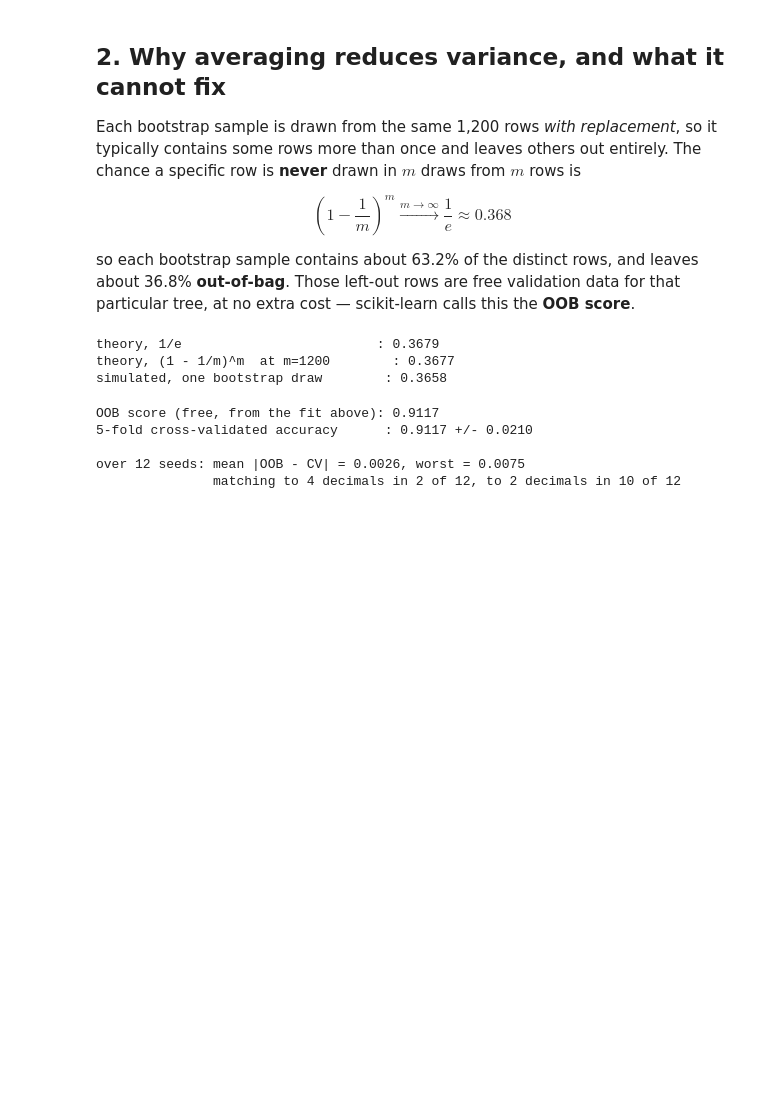
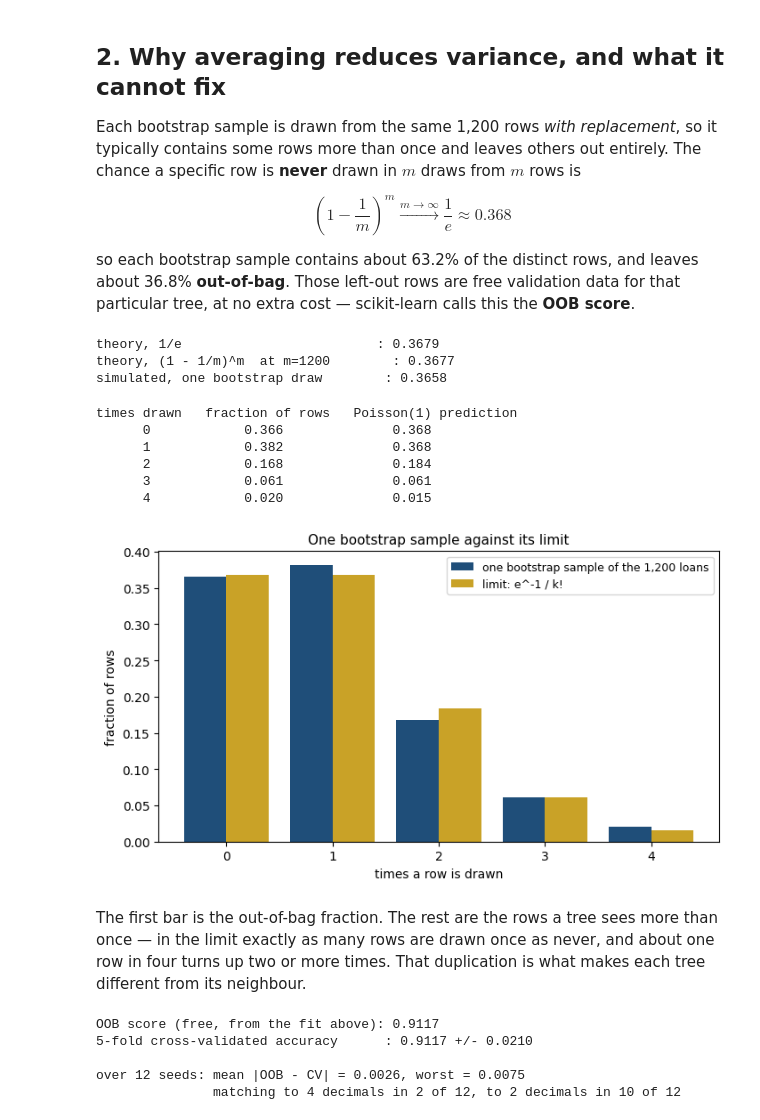
Before and after one commit to fabioantonini/technologies-for-artificial-intelligence, a Jupyter notebook: Lessons/07_trees_and_ensembles/Notebooks/02_bagging_and_random_forests.ipynb, the cells around one changed output. Cells and saved outputs as stored; diff of their text form; code cells hidden in the pictures; blank space fills up the shorter version.

```diff
--- a/Lessons/07_trees_and_ensembles/Notebooks/02_bagging_and_random_forests.ipynb
+++ b/Lessons/07_trees_and_ensembles/Notebooks/02_bagging_and_random_forests.ipynb
@@ -129,6 +129,38 @@ print(f"simulated, one bootstrap draw        : {simulated_left_out:.4f}")
 theory, 1/e                         : 0.3679
 theory, (1 - 1/m)^m  at m=1200        : 0.3677
 simulated, one bootstrap draw        : 0.3658
+# %%
+# How often each row appears in that one bootstrap sample.
+from math import exp, factorial
+counts = np.bincount(np.bincount(one_bootstrap, minlength=m), minlength=6)[:6] / m
+print("times drawn   fraction of rows   Poisson(1) prediction")
+for k in range(5):
+    print(f"      {k}            {counts[k]:.3f}              {exp(-1) / factorial(k):.3f}")
+
+fig, ax = plt.subplots(figsize=(7.2, 4.2))
+ks = np.arange(5)
+ax.bar(ks - 0.2, counts[:5], width=0.4, color=BLUE, label="one bootstrap sample of the 1,200 loans")
+ax.bar(ks + 0.2, [exp(-1) / factorial(k) for k in ks], width=0.4, color=GOLD,
+       label="limit: e^-1 / k!")
+ax.set_xticks(ks); ax.set_xlabel("times a row is drawn"); ax.set_ylabel("fraction of rows")
+ax.set_title("One bootstrap sample against its limit", fontsize=11)
+ax.legend(fontsize=9)
+fig.tight_layout()
+fig.savefig(FIGURES / "bootstrap_counts.png", dpi=150, bbox_inches="tight", facecolor="white")
+plt.show()
+# %% [output]
+times drawn   fraction of rows   Poisson(1) prediction
+      0            0.366              0.368
+      1            0.382              0.368
+      2            0.168              0.184
+      3            0.061              0.061
+      4            0.020              0.015
+[figure, added]
+# %% [markdown]
+The first bar is the out-of-bag fraction. The rest are the rows a tree sees
+more than once — in the limit exactly as many rows are drawn once as never, and
+about one row in four turns up two or more times. That duplication is what makes each
+tree different from its neighbour.
 # %%
 rf_oob = RandomForestClassifier(n_estimators=300, oob_score=True,
                                  random_state=0).fit(X, y)
```
Also changed, not shown: parts of 4 cells of this notebook, 13 other files.
